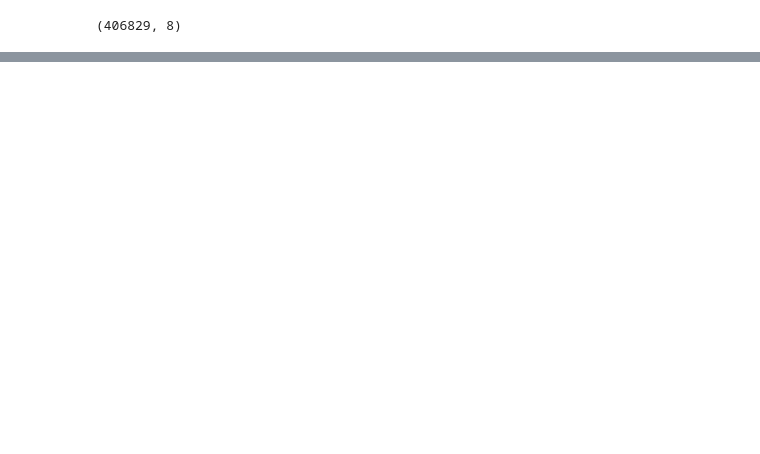
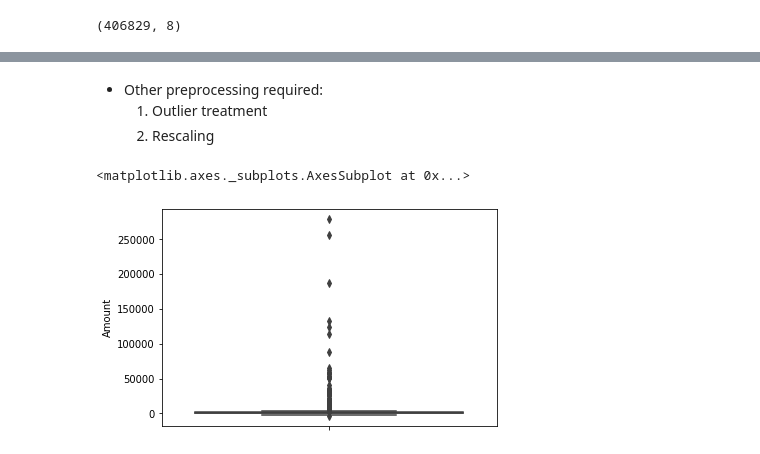
Before and after one commit to aamir7shahab/K-Mean, a Jupyter notebook: K Mean Clustering.ipynb, the cells around one changed output, grey strips where cells are left out. Drawn from its saved outputs; the diff is of its cells as text; code cells hidden in the pictures; blank space fills up the shorter version.

```diff
--- a/K Mean Clustering.ipynb
+++ b/K Mean Clustering.ipynb
@@ -77,0 +193,4 @@ retail_df.shape
+# %%
+# compute the Diff col. which is difference between max_date and actual transaction date
+retail_df['Diff'] = max_date - retail_df.InvoiceDate
+retail_df.head()
@@ -77,0 +204,5 @@ retail_df.shape
+# %%
+# creating receny col
+last_purchase = retail_df.groupby("CustomerID")['Diff'].min()
+last_purchase = last_purchase.reset_index()
+last_purchase
@@ -77,0 +223,5 @@ retail_df.shape
+# %%
+# merging last_purchase to grouped_df
+grouped_df = pd.merge(grouped_df, last_purchase, on='CustomerID', how = 'inner')
+grouped_df.columns = ['CustomerID','Amount','Frequency','Recency']
+grouped_df.head()
@@ -77,0 +235,4 @@ retail_df.shape
+# %%
+# Convert Recency to Days
+grouped_df.Recency = grouped_df.Recency.dt.days
+grouped_df.head()
@@ -77,0 +246,10 @@ retail_df.shape
+# %% [markdown]
+- Other preprocessing required:
+    1. Outlier treatment
+    2. Rescaling
+# %%
+# Outlier treatment
+sns.boxplot(data=grouped_df, y ='Amount')
+# %% [output]
+<matplotlib.axes._subplots.AxesSubplot at 0x...>
+[figure, added]
```
Also changed, not shown: parts of 40 cells of this notebook.
